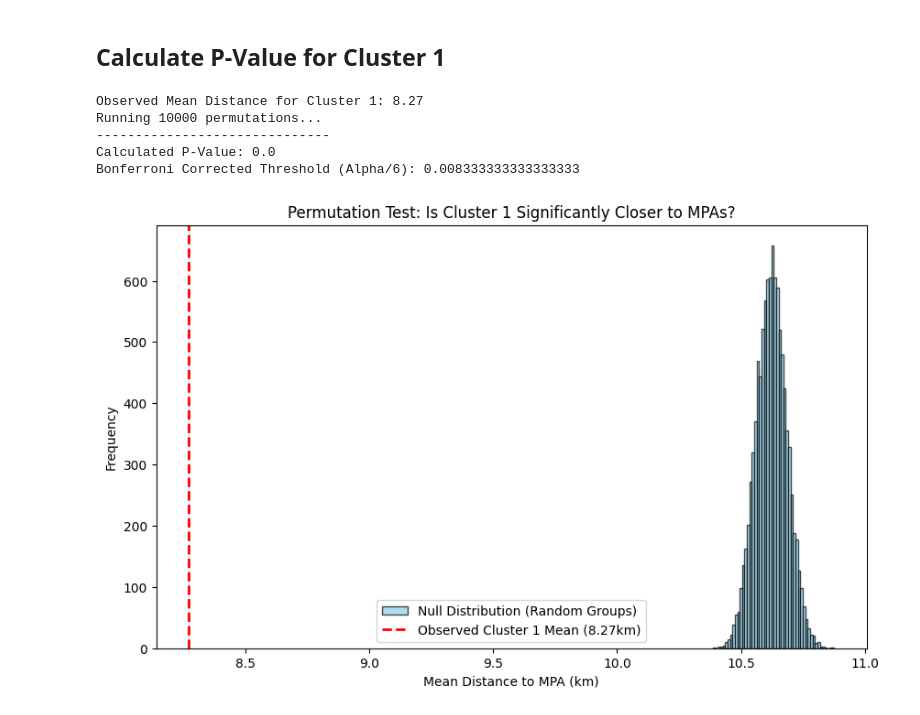
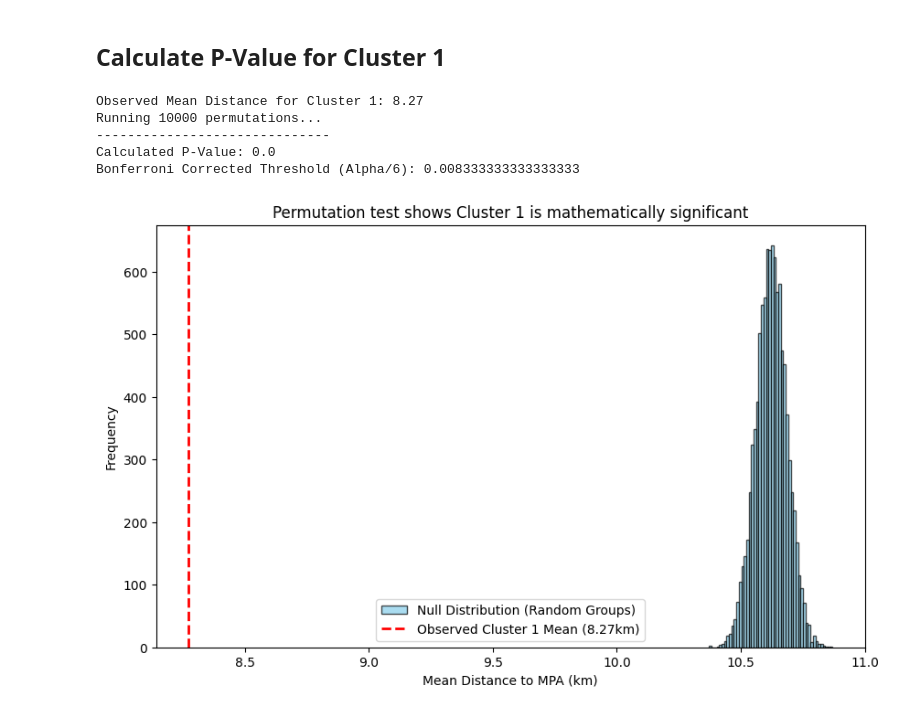
Before and after one commit to Hawlll/Transshipment-Behavior-Analysis, a Jupyter notebook: notebooks/03_modeling.ipynb, the cells around one changed output. Saved outputs shown, nothing was run; the diff lists cells and outputs as text; code cells hidden in the pictures.

```diff
--- a/notebooks/03_modeling.ipynb
+++ b/notebooks/03_modeling.ipynb
@@ -303,32 +357,32 @@ for _ in range(n_permutations):
     # Randomly pick a group of ships the same size as Cluster 1
     shuffle = np.random.choice(all_distances, size=cluster_size, replace=False)
     permuted_means.append(np.mean(shuffle))
 
 # 3. Calculate P-Value
 # The proportion of times a random group was closer (or as close) to an MPA as Cluster 1
 p_value = np.sum(np.array(permuted_means) <= observed_mean_dist) / n_permutations
 
 # 4. Apply Bonferroni Correction
 n_clusters = 6
 alpha = 0.05
 corrected_threshold = alpha / n_clusters
 
 print("-" * 30)
 print(f"Calculated P-Value: {p_value}")
 print(f"Bonferroni Corrected Threshold (Alpha/6): {corrected_threshold}")
 
 plt.figure(figsize=(10, 6))
 plt.hist(permuted_means, bins=50, color='skyblue', edgecolor='black', alpha=0.7, label='Null Distribution (Random Groups)')
 plt.axvline(observed_mean_dist, color='red', linestyle='dashed', linewidth=2, label=f'Observed Cluster 1 Mean ({observed_mean_dist:.2f}km)')
-plt.title("Permutation Test: Is Cluster 1 Significantly Closer to MPAs?")
+plt.title("Permutation test shows Cluster 1 is mathematically significant")
 plt.xlabel("Mean Distance to MPA (km)")
 plt.ylabel("Frequency")
 plt.legend()
 plt.show()
 # %% [output]
 Observed Mean Distance for Cluster 1: 8.27
 Running 10000 permutations...
 ------------------------------
 Calculated P-Value: 0.0
 Bonferroni Corrected Threshold (Alpha/6): 0.008333333333333333
-[figure, old version]
+[figure, new version]
```
Also changed, not shown: parts of 16 cells of this notebook.
